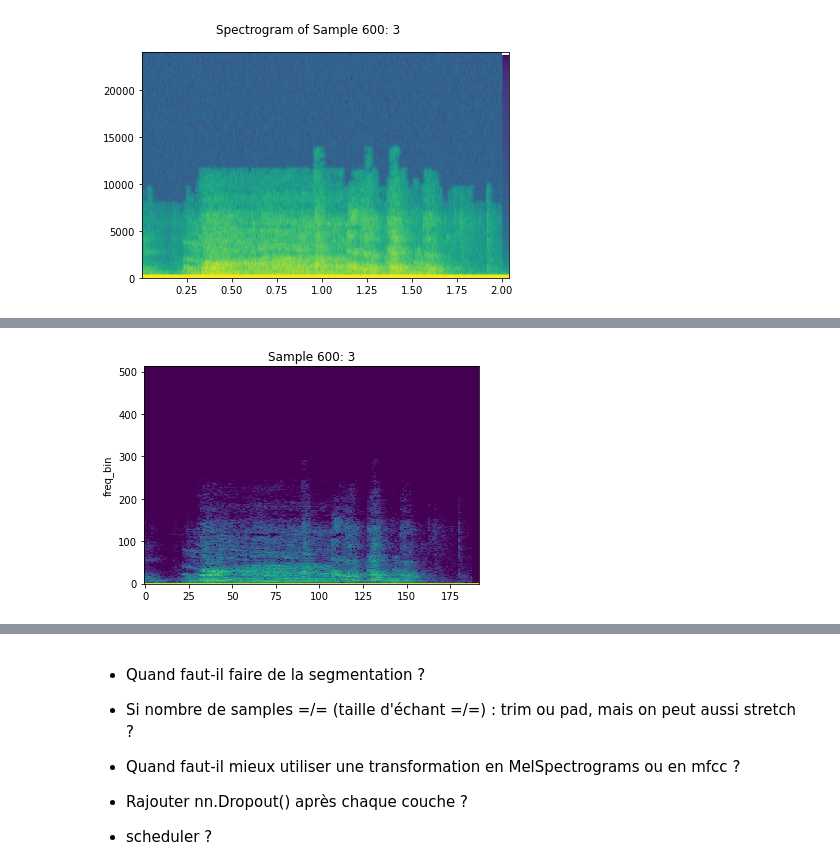
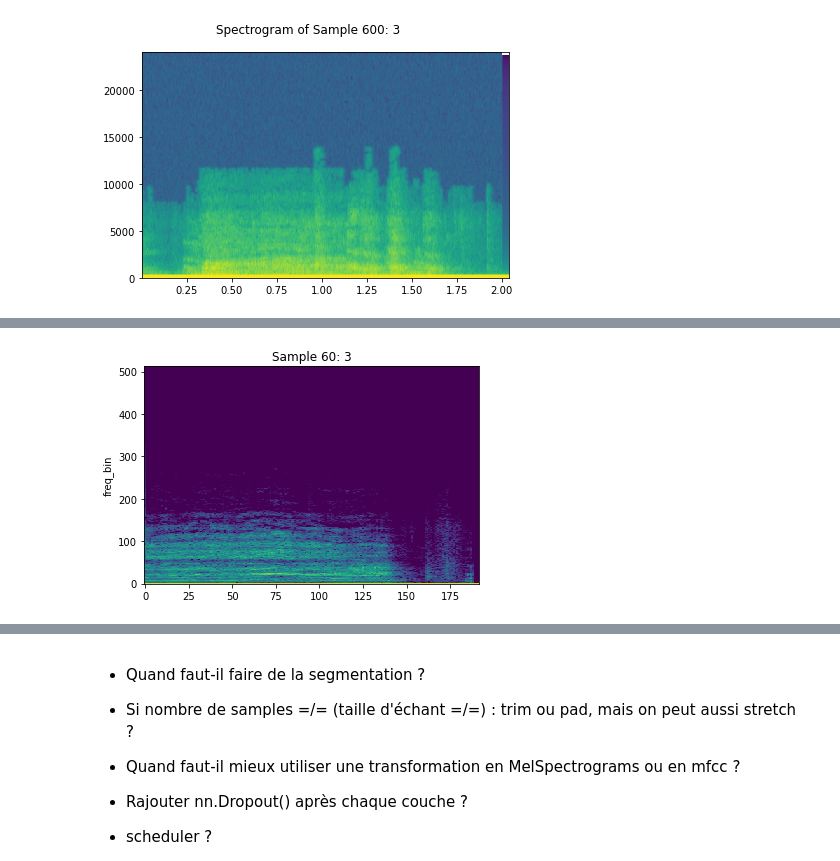
Before and after one commit to marie678/PigAudios, a Jupyter notebook: CNN_PigAudios_New_Architecture.ipynb, the cells around one changed output, grey strips where cells are left out. Saved outputs shown, nothing was run; the diff lists cells and outputs as text; code cells hidden in the pictures.

```diff
--- a/CNN_PigAudios_New_Architecture.ipynb
+++ b/CNN_PigAudios_New_Architecture.ipynb
@@ -48,8 +48,8 @@ fixed_sample_rate = 48000 #16000
 num_samples = 98000 #16000
 n_fft = 1024 #512 #1024
 hop_length = 512
-n_mels = 128 #64
-n_mfcc = 40
+n_mels = 60 #128 #64
+n_mfcc = 60 #40
 
 
 transfo_mel = torchaudio.transforms.MelSpectrogram(
@@ -84,8 +84,8 @@ transfo_spectro = torchaudio.transforms.Spectrogram(
 # choose which transformation to apply to the waveforms + adjust necessary parameters/variables :
 
 # transfo_applied = 'spectrogram'
-transfo_applied = 'mel_spectrogram'
-# transfo_applied = 'mfcc'
+# transfo_applied = 'mel_spectrogram'
+transfo_applied = 'mfcc'
 
 
 if transfo_applied == 'spectrogram':
@@ -104,7 +104,7 @@ elif transfo_applied == 'mfcc':
     transformation = transfo_mfcc
     cnn = CNN_mfcc()
     best_model = CNN_mfcc()
-    random_tensor = torch.rand([64,1,40,491]).to(device)
+    random_tensor = torch.rand([64,1,60,491]).to(device)
 # %%
 # Create the custom dataset class + apply transformation to the data
 
@@ -300,12 +300,12 @@ IPython.display.Audio(waveform, rate=sample_rate)
 [interactive output not drawn]
 [figure]
 # %%
-i = 600
+i = 60
 waveform, sample_rate, label, _ = train_dataset[i]
 plot_spectrogram(torchaudio.transforms.Spectrogram(n_fft=n_fft)(waveform).squeeze(), title=f"Sample {i}: {label}")
 IPython.display.Audio(waveform, rate=sample_rate)
 # %% [output]
 [interactive output not drawn]
-[figure, old version]
+[figure, new version]
 # %%
 # Same as before
```
Also changed, not shown: parts of 11 cells of this notebook, 31 other files.
